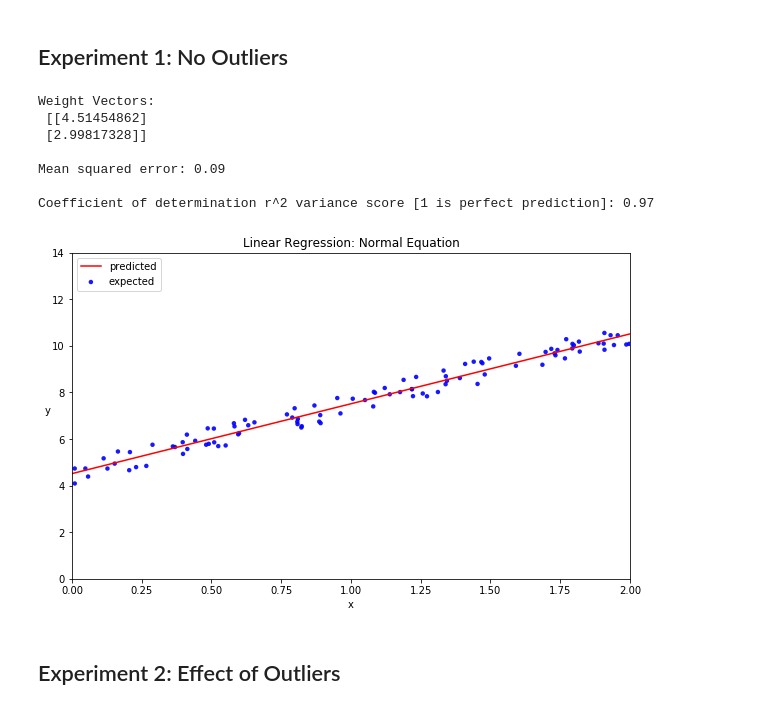
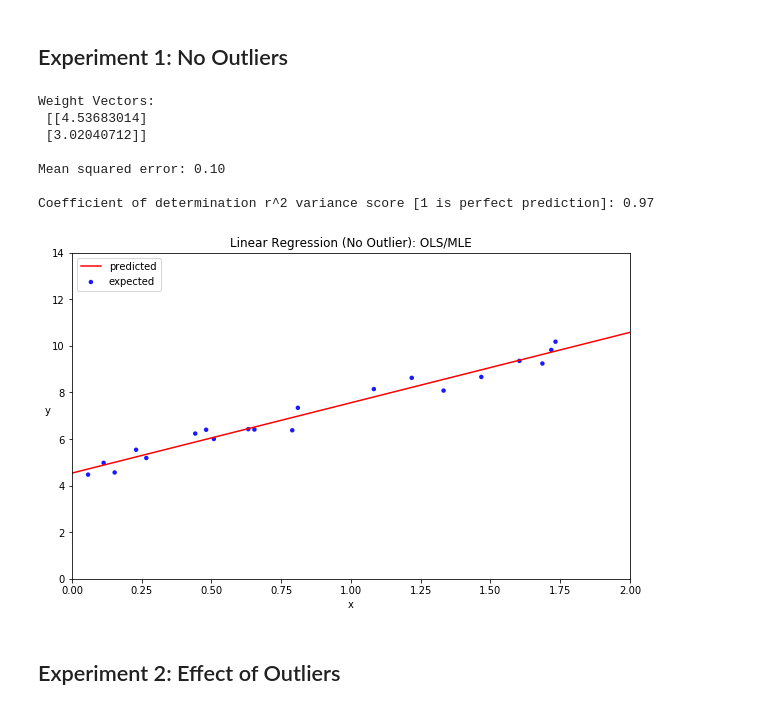
Before and after one commit to rhasanbd/Linear-Regression-Understanding-Closed-Form-Solution, a Jupyter notebook: Linear Regression-OLS-Effect of Outliers.ipynb, the cells around one changed output. Cells and saved outputs as stored; diff of their text form; code cells hidden in the pictures.

```diff
--- a/Linear Regression-OLS-Effect of Outliers.ipynb
+++ b/Linear Regression-OLS-Effect of Outliers.ipynb
@@ -36,7 +36,7 @@ from sklearn.metrics import mean_squared_error, r2_score
 
 np.random.seed(43)
 
-m = 100  # no. of training examples
+m = 20  # no. of training examples
 
 # Assume that this problem has a 1D feature matrix "X"
 # Create X and y vectors with m training data
@@ -71,38 +71,38 @@ print("\nMean squared error: %.2f"
 print("\nCoefficient of determination r^2 variance score [1 is perfect prediction]: %.2f" % r2_score(y, y_predicted))
 
 
 
 # Plot the predicted line on the training data points (X, y)
 # Step 1: define two endpoints on the x-axis
 # Step 2: add the bias term: a 2 X 1 dimensional matrix of 1s
 # Step 3: find the predicted y-values for these two x points using the theta
 
 X_endpoints = np.array([[0], [2]])
 X_endpoints_with_ones = np.c_[np.ones((2,1)),X_endpoints]
 y_endpoints_predicted = X_endpoints_with_ones.dot(w)
 
 
 
 # Draw a scatter plot
 fig = plt.figure(figsize=(10, 6))
 plt.scatter(X,y,alpha=0.9, c="blue", edgecolors='none', s=20, label="expected")
 plt.plot(X_endpoints, y_endpoints_predicted, "r-", label="predicted")
 plt.xlim(0,2)
 plt.ylim(0,14)
-plt.title("Linear Regression: Normal Equation")
+plt.title("Linear Regression (No Outlier): OLS/MLE")
 plt.legend(loc=2)
 plt.xlabel("x")
 plt.ylabel("y", rotation=0)
 plt.show()
 # %% [output]
 Weight Vectors:
- [[4.51454862]
- [2.99817328]]
+ [[4.53683014]
+ [3.02040712]]
 
-Mean squared error: 0.09
+Mean squared error: 0.10
 
 Coefficient of determination r^2 variance score [1 is perfect prediction]: 0.97
-[figure, old version]
+[figure, new version]
 # %% [markdown]
 ## Experiment 2: Effect of Outliers
 # %%
```
Also changed, not shown: parts of 1 cell of this notebook.
